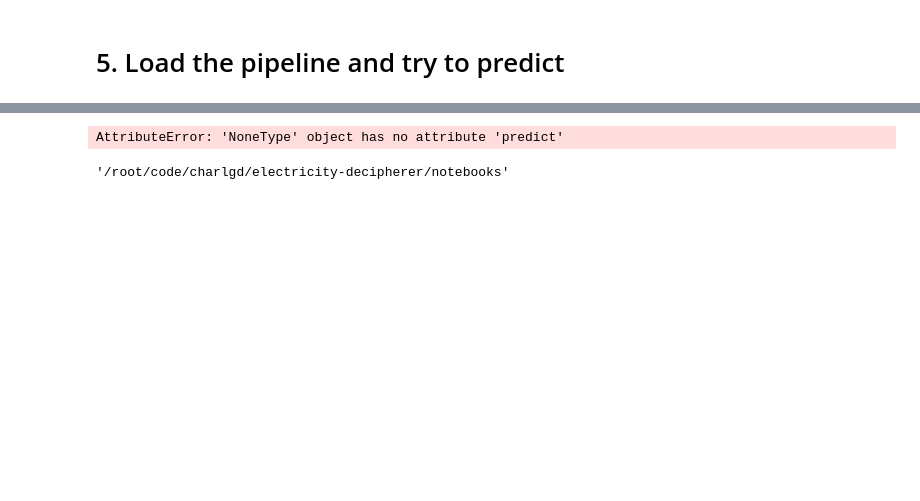
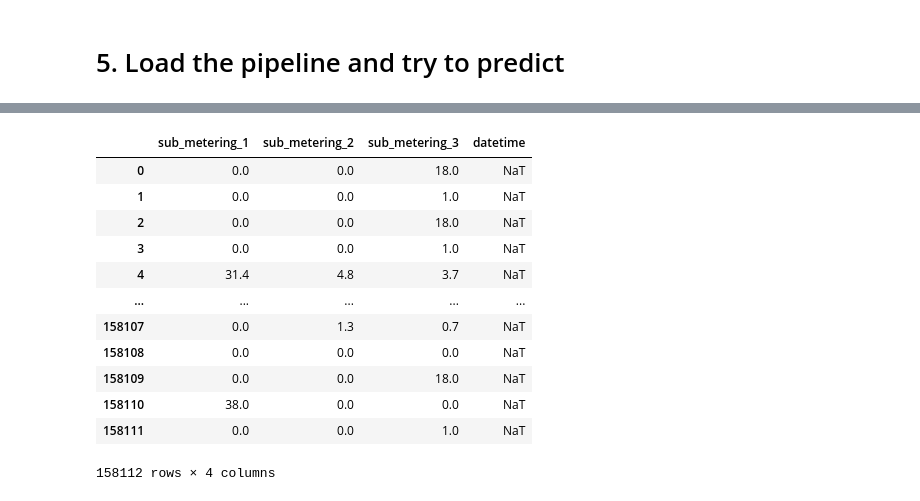
Before and after one commit to charlgd/electricity-decipherer, a Jupyter notebook: notebooks/pipeline_mvp.ipynb, the cells around one changed output, grey strips where cells are left out. Saved outputs shown, nothing was run; the diff lists cells and outputs as text; code cells hidden in the pictures; blank space fills up the shorter version.

Commit message:
Minor adjts 2 on pipeline_mvp

```diff
--- a/notebooks/pipeline_mvp.ipynb
+++ b/notebooks/pipeline_mvp.ipynb
@@ -289,10 +301,18 @@ X_test
 # %%
-y_pred = pd.DataFrame(pipeline_loaded.predict(X_test), columns=labels)
-y_pred['datetime'] = pd.to_datetime(X_test['date'] + ' ' + X_test['time'], format="%d/%m/%Y %H:%M:%S")
-y_pred
+# y_pred = pd.DataFrame(pipeline_loaded.predict(X_test), columns=labels)
+# y_pred['datetime'] = pd.to_datetime(X_test['date'] + ' ' + X_test['time'], format="%d/%m/%Y %H:%M:%S")
+# y_pred
 # %% [output]
+|  | sub_metering_1 | sub_metering_2 | sub_metering_3 | datetime |
+| 0 | 0.0 | 0.0 | 18.0 | NaT |
+| 1 | 0.0 | 0.0 | 1.0 | NaT |
+| 2 | 0.0 | 0.0 | 18.0 | NaT |
+| 3 | 0.0 | 0.0 | 1.0 | NaT |
+| 4 | 31.4 | 4.8 | 3.7 | NaT |
+| ... | ... | ... | ... | ... |
+| 158107 | 0.0 | 1.3 | 0.7 | NaT |
+| 158108 | 0.0 | 0.0 | 0.0 | NaT |
+| 158109 | 0.0 | 0.0 | 18.0 | NaT |
+| 158110 | 38.0 | 0.0 | 0.0 | NaT |
+| 158111 | 0.0 | 0.0 | 1.0 | NaT |
-AttributeError: 'NoneType' object has no attribute 'predict'
+158112 rows × 4 columns
-# %%
-pwd
-# %% [output]
-'/root/code/charlgd/electricity-decipherer/notebooks'
```
Also changed, not shown: parts of 6 cells of this notebook.
